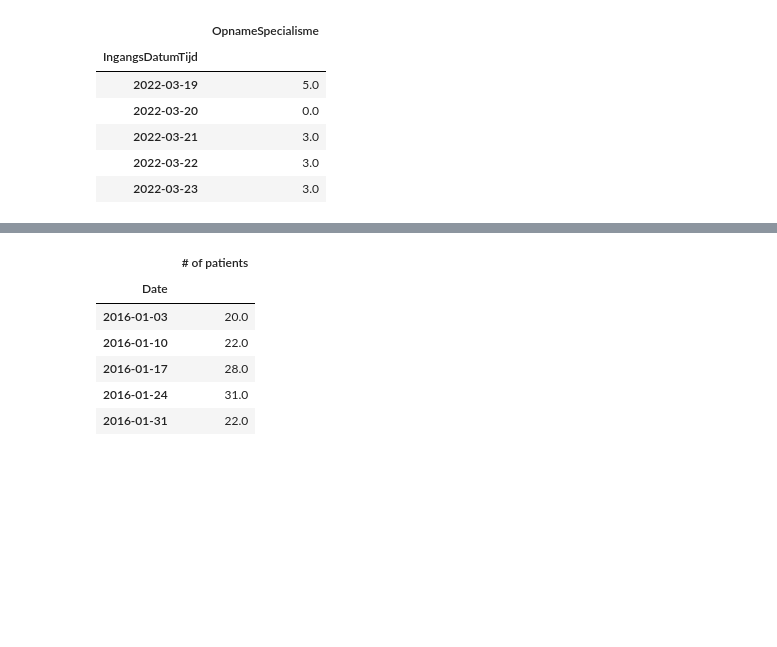
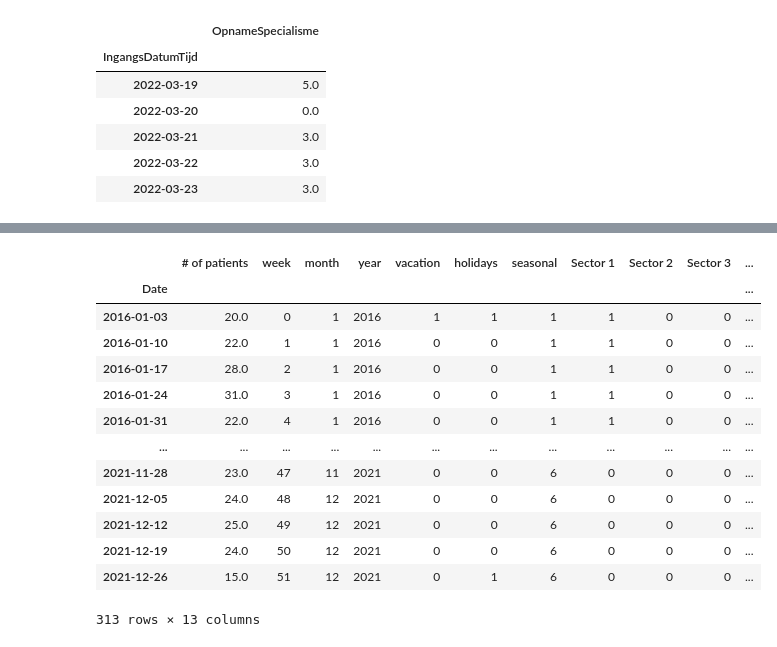
Before and after one commit to RauMT/PredictingPatientAdmission, a Jupyter notebook: Transform raw data into Time Series.ipynb, the cells around one changed output, grey strips where cells are left out. Cells and saved outputs as stored; diff of their text form; code cells hidden in the pictures; blank space fills up the shorter version.

```diff
--- a/Transform raw data into Time Series.ipynb
+++ b/Transform raw data into Time Series.ipynb
@@ -164,3 +164,33 @@ Edf_3A_W = Edf_3A_W.rename_axis('Date')
 
 df_3A_W = df_3A_W.rename({'OpnameSpecialisme': '# of patients'}, axis='columns')
 df_3A_W = df_3A_W.rename_axis('Date')
+# %%
+## Earlier research in the hospital found that seasonal effects could effect the inflow of patients
+## Therefore different features are added to the data.
+
+cal =pd.read_excel (r'C:\Users\raudh\OneDrive\Bureaublad\Tue Schooljaar 2021\Afstudeerstage\Dataset\Calender data.xlsx',  index_col=0)
+print(cal)
+
+Edf_3A_W_Mul = Edf_3A_W
+Adf_3A_W_Mul = Adf_3A_W
+df_3A_W_Mul = df_3A_W
+
+    ## Add week column en month colomn en year column
+
+Edf_3A_W_Mul['week'] = Edf_3A_W.index.to_series().dt.strftime('%W').astype(int)
+Adf_3A_W_Mul['week'] = Adf_3A_W.index.to_series().dt.strftime('%W').astype(int)
+df_3A_W_Mul['week'] = Adf_3A_W.index.to_series().dt.strftime('%W').astype(int)
+
+Edf_3A_W_Mul['month'] = Edf_3A_W_Mul.index.to_series().dt.strftime('%m').astype(int)
+Adf_3A_W_Mul['month'] = Adf_3A_W_Mul.index.to_series().dt.strftime('%m').astype(int)
+df_3A_W_Mul['month'] = df_3A_W_Mul.index.to_series().dt.strftime('%m').astype(int)
+
+Edf_3A_W_Mul['year'] = Edf_3A_W_Mul.index.to_series().dt.strftime('%Y').astype(int)
+Adf_3A_W_Mul['year'] = Adf_3A_W_Mul.index.to_series().dt.strftime('%Y').astype(int)
+df_3A_W_Mul['year'] = df_3A_W_Mul.index.to_series().dt.strftime('%Y').astype(int)
+
+
+   ## Calendar variabele
+Edf_3A_W_Mul = pd.merge(Edf_3A_W_Mul, cal, left_index=True, right_index=True)
+Adf_3A_W_Mul = pd.merge(Adf_3A_W_Mul, cal, left_index=True, right_index=True)
+df_3A_W_Mul =  pd.merge(df_3A_W_Mul, cal, left_index=True, right_index=True)
@@ -167,11 +215,18 @@ df_3A_W = df_3A_W.rename_axis('Date')
 # %%
-df_3A_W.head()
+df_3A_W_Mul
 # %% [output]
-|  | # of patients |
-| Date |  |
-| 2016-01-03 | 20.0 |
-| 2016-01-10 | 22.0 |
-| 2016-01-17 | 28.0 |
-| 2016-01-24 | 31.0 |
-| 2016-01-31 | 22.0 |
+|  | # of patients | week | month | year | vacation | holidays | seasonal | Sector 1 | Sector 2 | Sector 3 | ... |
+| Date |  |  |  |  |  |  |  |  |  |  | ... |
+| 2016-01-03 | 20.0 | 0 | 1 | 2016 | 1 | 1 | 1 | 1 | 0 | 0 | ... |
+| 2016-01-10 | 22.0 | 1 | 1 | 2016 | 0 | 0 | 1 | 1 | 0 | 0 | ... |
+| 2016-01-17 | 28.0 | 2 | 1 | 2016 | 0 | 0 | 1 | 1 | 0 | 0 | ... |
+| 2016-01-24 | 31.0 | 3 | 1 | 2016 | 0 | 0 | 1 | 1 | 0 | 0 | ... |
+| 2016-01-31 | 22.0 | 4 | 1 | 2016 | 0 | 0 | 1 | 1 | 0 | 0 | ... |
+| ... | ... | ... | ... | ... | ... | ... | ... | ... | ... | ... | ... |
+| 2021-11-28 | 23.0 | 47 | 11 | 2021 | 0 | 0 | 6 | 0 | 0 | 0 | ... |
+| 2021-12-05 | 24.0 | 48 | 12 | 2021 | 0 | 0 | 6 | 0 | 0 | 0 | ... |
+| 2021-12-12 | 25.0 | 49 | 12 | 2021 | 0 | 0 | 6 | 0 | 0 | 0 | ... |
+| 2021-12-19 | 24.0 | 50 | 12 | 2021 | 0 | 0 | 6 | 0 | 0 | 0 | ... |
+| 2021-12-26 | 15.0 | 51 | 12 | 2021 | 0 | 1 | 6 | 0 | 0 | 0 | ... |
+313 rows × 13 columns
 # %%
```
Also changed, not shown: parts of 5 cells of this notebook.
